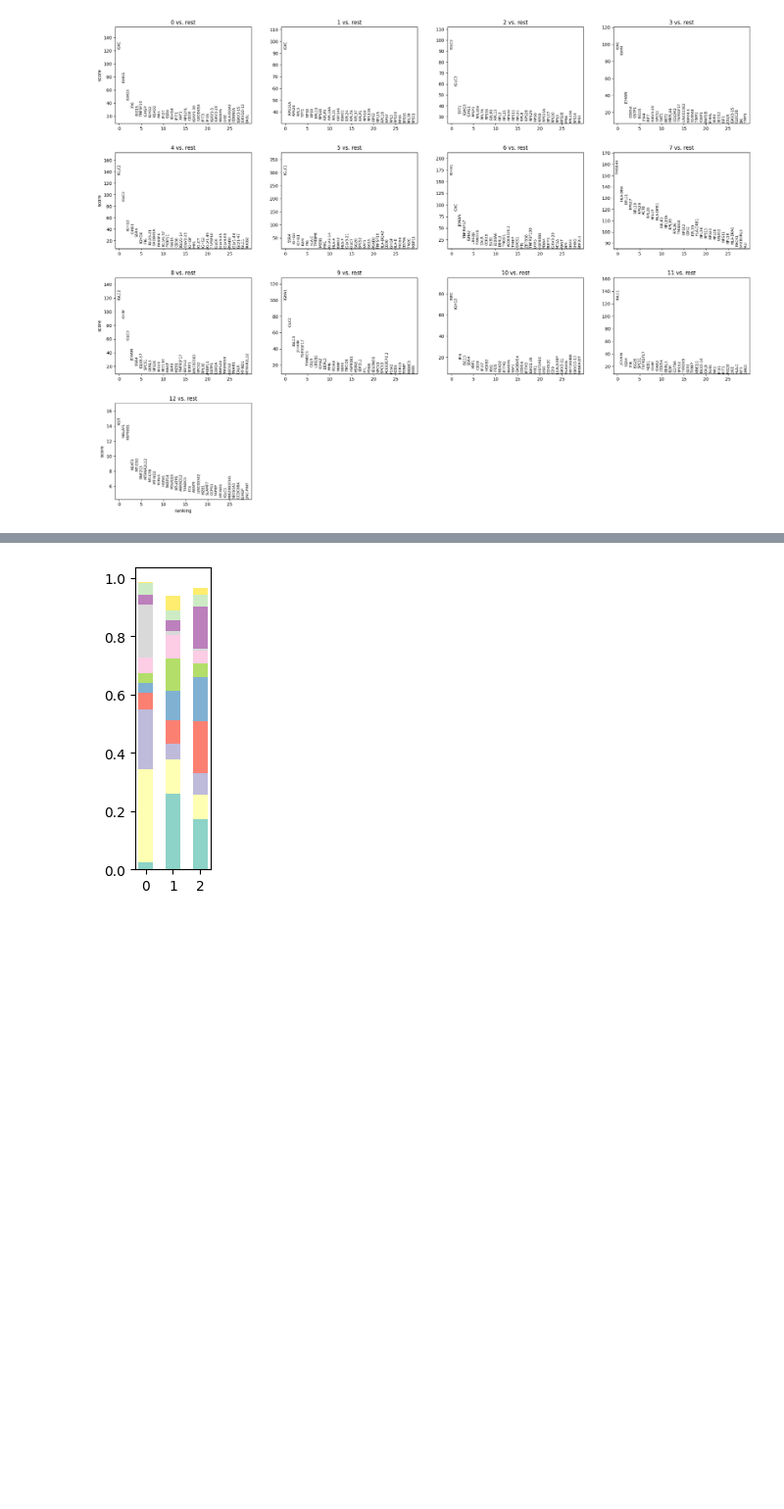
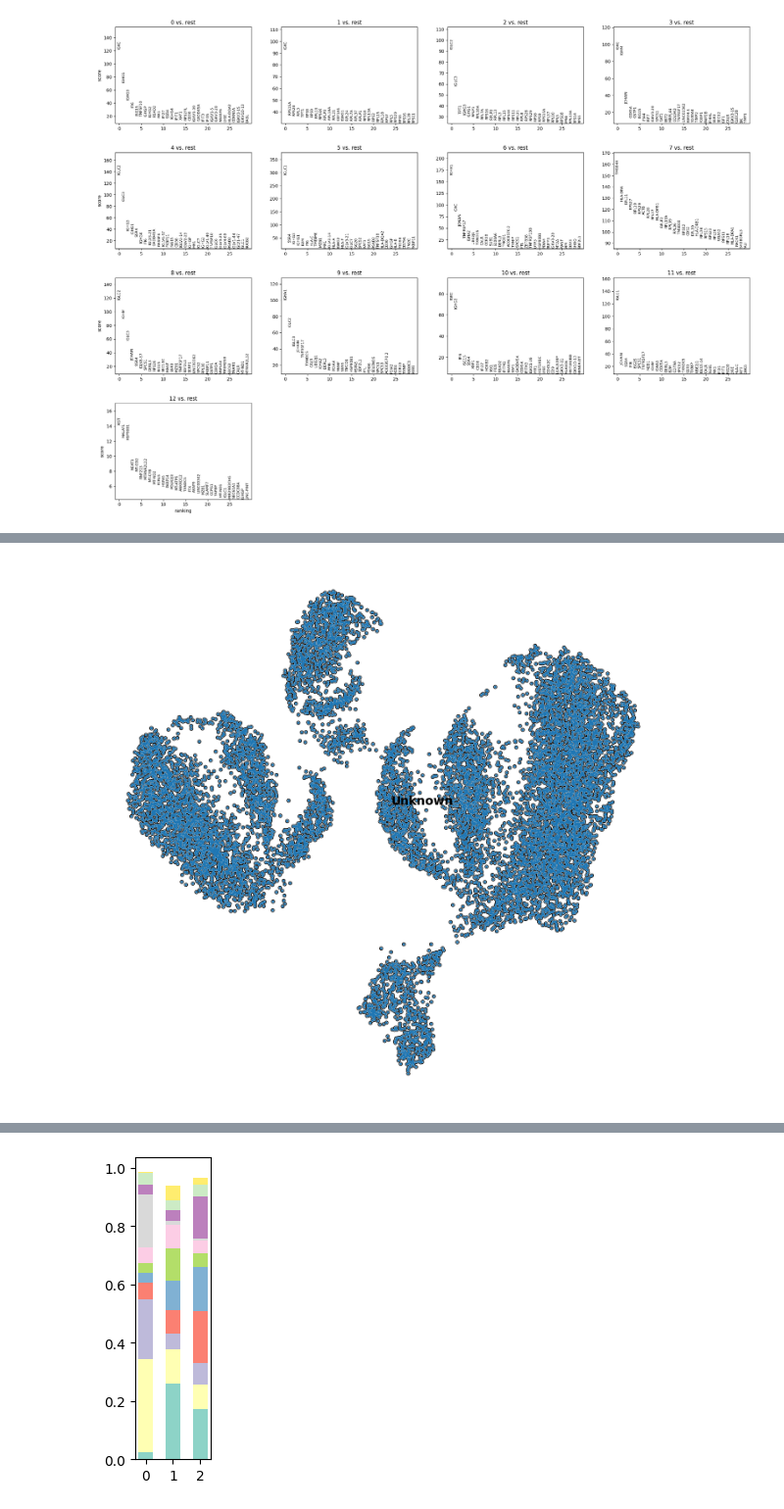
Before and after one commit to pablodig/secRecon-Secretory-Pathway-Reconstruction, a Jupyter notebook: 02 Immunoglobulin Annotation and Visualization.ipynb, the cells around one changed output, grey strips where cells are left out. Shown at 98% size. Cells and saved outputs as stored; diff of their text form; code cells hidden in the pictures; blank space fills up the shorter version.

```diff
--- a/02 Immunoglobulin Annotation and Visualization.ipynb
+++ b/02 Immunoglobulin Annotation and Visualization.ipynb
@@ -12,0 +18,3 @@ from matplotlib.pyplot import rc_context
+# %%
+with open('gene_dict.pkl', 'rb') as f:
+    gene_dict = pickle.load(f)
@@ -122,0 +243,8 @@ sc.pl.rank_genes_groups(rna, n_genes=30, sharey=False)
+# %%
+with rc_context({'figure.figsize': (8.4, 8)}):
+    ax = sc.pl.umap(rna, color='process_category', legend_loc='on data', size=15, show=False, alpha=1,
+                    add_outline=True, frameon=False)
+    ax.set_title('')
+plt.show()
+# %% [output]
+[figure, added]
```
Also changed, not shown: parts of 11 cells of this notebook, 3 other files.
